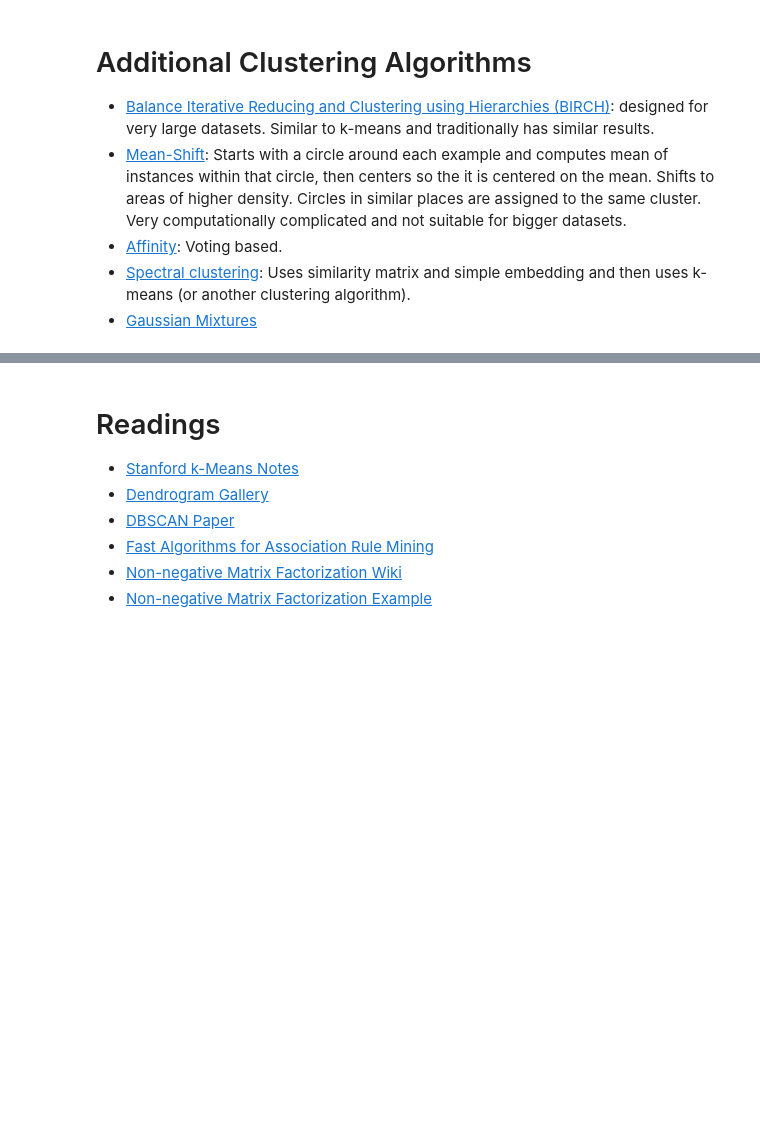
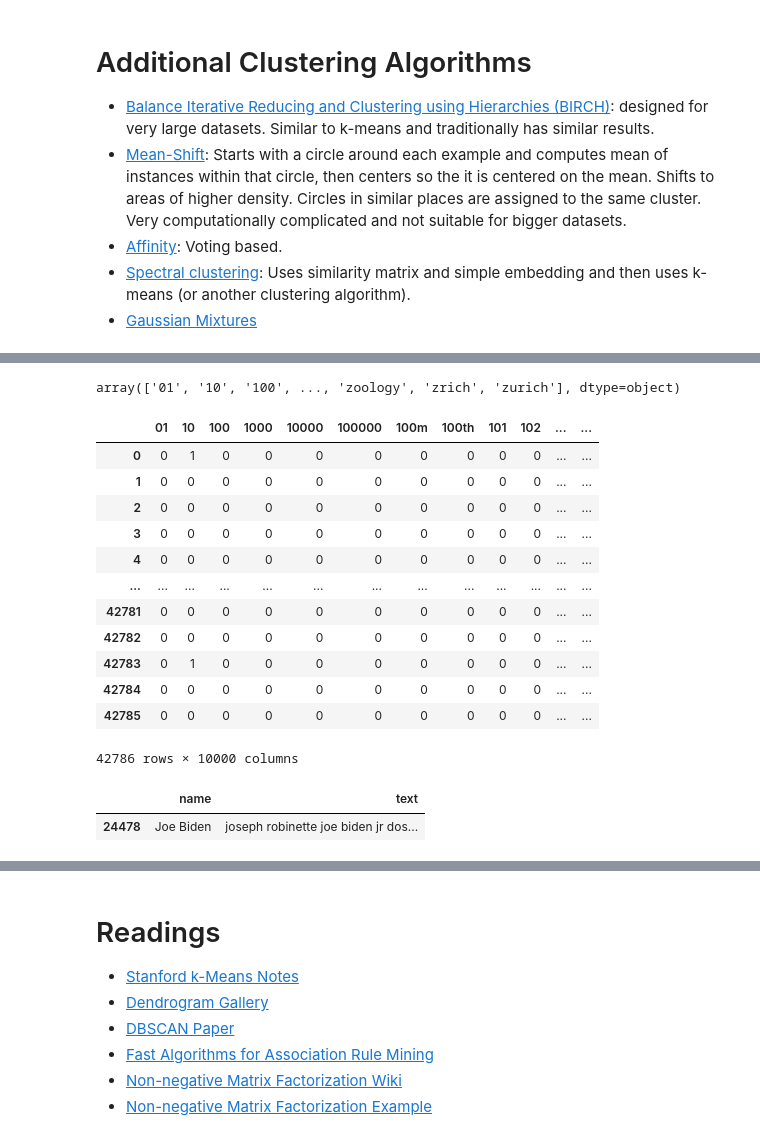
Before and after one commit to Sritejam/DS602_Spring2024, a Jupyter notebook: week11 - clustering and unsupervised learning/clustering.ipynb, the cells around one changed output, grey strips where cells are left out. Drawn from its saved outputs; the diff is of its cells as text; code cells hidden in the pictures; blank space fills up the shorter version.

```diff
--- a/week11 - clustering and unsupervised learning/clustering.ipynb
+++ b/week11 - clustering and unsupervised learning/clustering.ipynb
@@ -778,8 +1047,0 @@ Example with grocery transactions:
-# %%
-import pandas as pd
-
-pd.set_option('display.max_columns', 100)
-txn = pd.read_csv('https://raw.githubusercontent.com/msaricaumbc/DS_data/master/ds602/grocery.csv', header=None)
-txn = txn.reset_index()
-txn = txn.rename(columns={'index':'transactionID'})
-txn.head()
@@ -959,9 +1090,30 @@ corpus = vec.fit_transform(people.text)
 corpus = corpus.toarray()
 # %%
 corpus
-# vec.get_feature_names_out()
+vec.get_feature_names_out()
+# %% [output]
+array(['01', '10', '100', ..., 'zoology', 'zrich', 'zurich'], dtype=object)
+# %%
+pd.DataFrame(corpus, columns=vec.get_feature_names_out())
+# %% [output]
+|  | 01 | 10 | 100 | 1000 | 10000 | 100000 | 100m | 100th | 101 | 102 | ... | ... |
+| 0 | 0 | 1 | 0 | 0 | 0 | 0 | 0 | 0 | 0 | 0 | ... | ... |
+| 1 | 0 | 0 | 0 | 0 | 0 | 0 | 0 | 0 | 0 | 0 | ... | ... |
+| 2 | 0 | 0 | 0 | 0 | 0 | 0 | 0 | 0 | 0 | 0 | ... | ... |
+| 3 | 0 | 0 | 0 | 0 | 0 | 0 | 0 | 0 | 0 | 0 | ... | ... |
+| 4 | 0 | 0 | 0 | 0 | 0 | 0 | 0 | 0 | 0 | 0 | ... | ... |
+| ... | ... | ... | ... | ... | ... | ... | ... | ... | ... | ... | ... | ... |
+| 42781 | 0 | 0 | 0 | 0 | 0 | 0 | 0 | 0 | 0 | 0 | ... | ... |
+| 42782 | 0 | 0 | 0 | 0 | 0 | 0 | 0 | 0 | 0 | 0 | ... | ... |
+| 42783 | 0 | 1 | 0 | 0 | 0 | 0 | 0 | 0 | 0 | 0 | ... | ... |
+| 42784 | 0 | 0 | 0 | 0 | 0 | 0 | 0 | 0 | 0 | 0 | ... | ... |
+| 42785 | 0 | 0 | 0 | 0 | 0 | 0 | 0 | 0 | 0 | 0 | ... | ... |
+42786 rows × 10000 columns
 # %%
 person = people.query('name == "Joe Biden"')
 person
+# %% [output]
+|  | name | text |
+| 24478 | Joe Biden | joseph robinette joe biden jr dos... |
 # %%
 person.text.values
```
Also changed, not shown: parts of 86 cells of this notebook.
